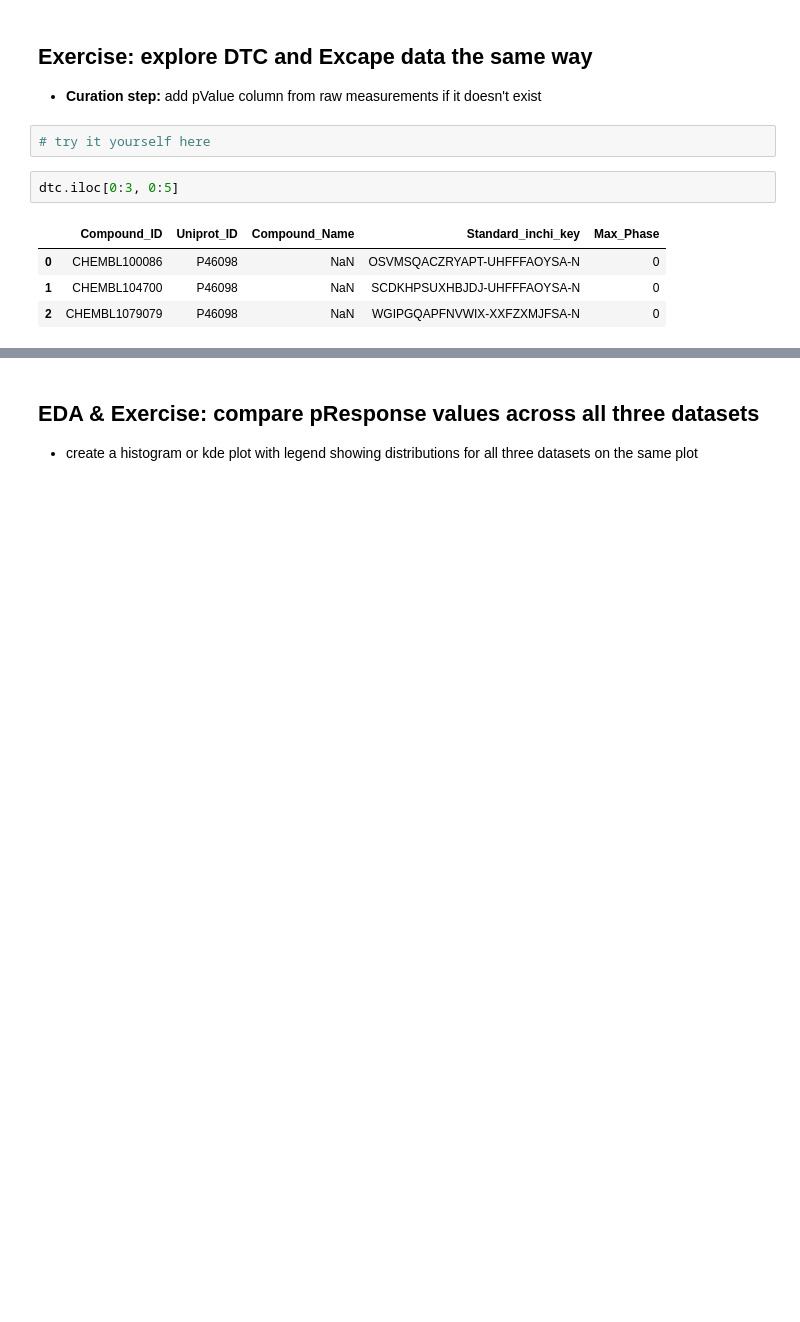
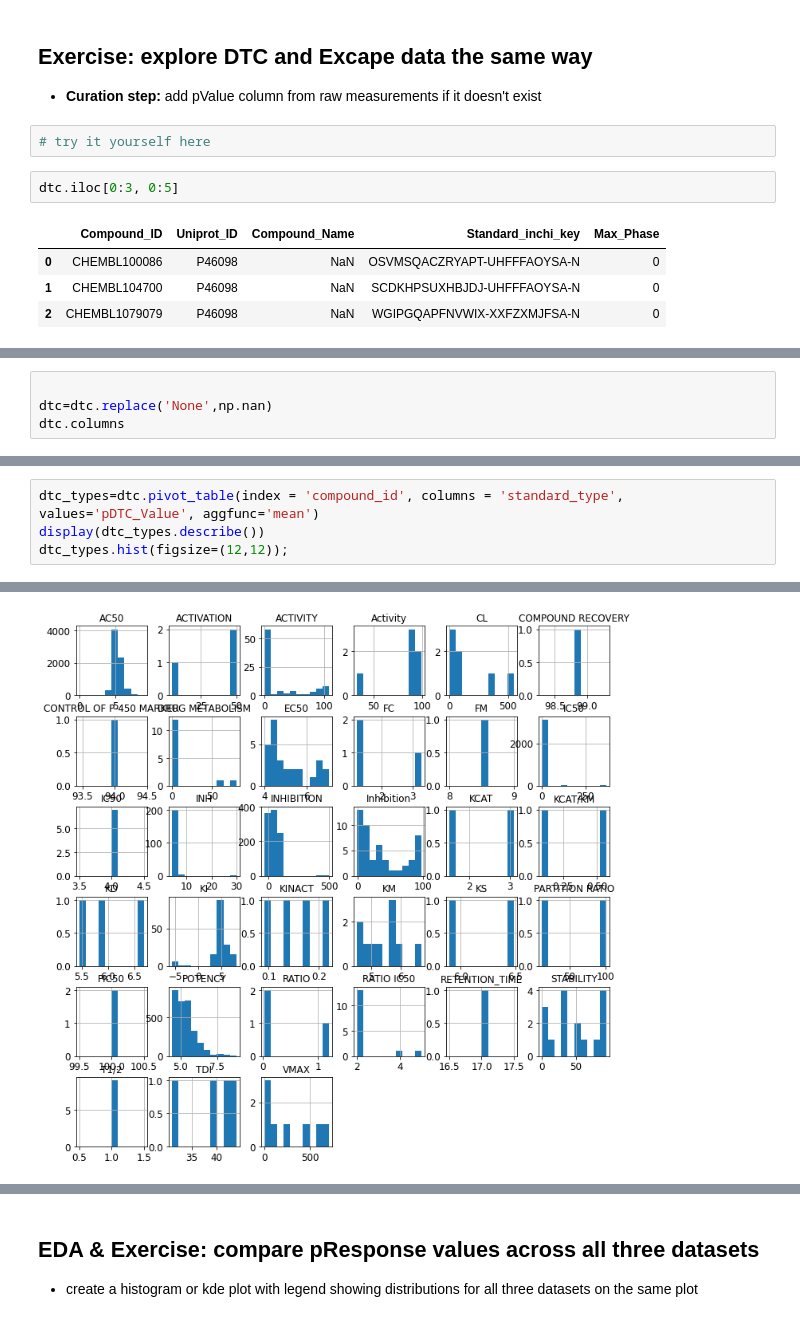
Before and after one commit to fanroyi/E4511-2021-Fan, a Jupyter notebook: CYP2C9_EDA_students.ipynb, the cells around one changed output, grey strips where cells are left out. Cells and saved outputs as stored; diff of their text form; blank space fills up the shorter version.

```diff
--- a/CYP2C9_EDA_students.ipynb
+++ b/CYP2C9_EDA_students.ipynb
@@ -325,0 +391,4 @@ dtc.iloc[0:3, 0:5]
+# %%
+
+dtc=dtc.replace('None',np.nan)
+dtc.columns
@@ -325,0 +407,5 @@ dtc.iloc[0:3, 0:5]
+# %%
+dtc_types=dtc.pivot_table(index = 'compound_id', columns = 'standard_type', values='pDTC_Value', aggfunc='mean')
+display(dtc_types.describe())
+dtc_types.hist(figsize=(12,12));
+# %% [output]
@@ -325,0 +421 @@ dtc.iloc[0:3, 0:5]
+[figure, added]
```
Also changed, not shown: parts of 24 cells of this notebook.
